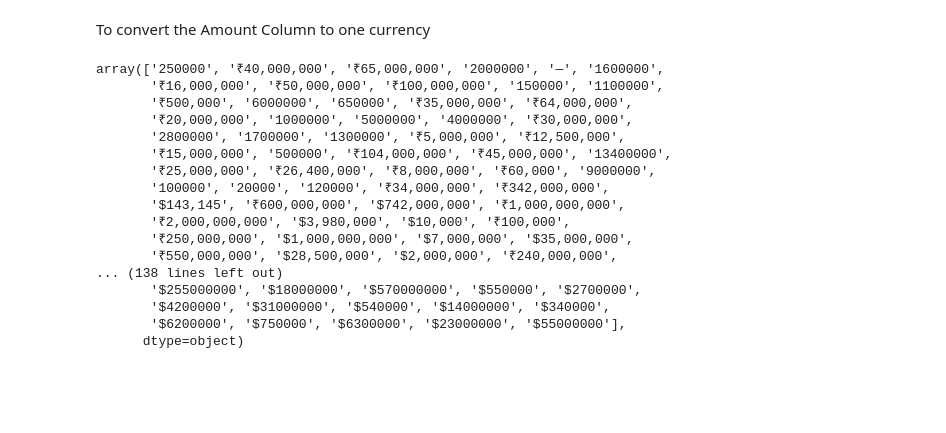
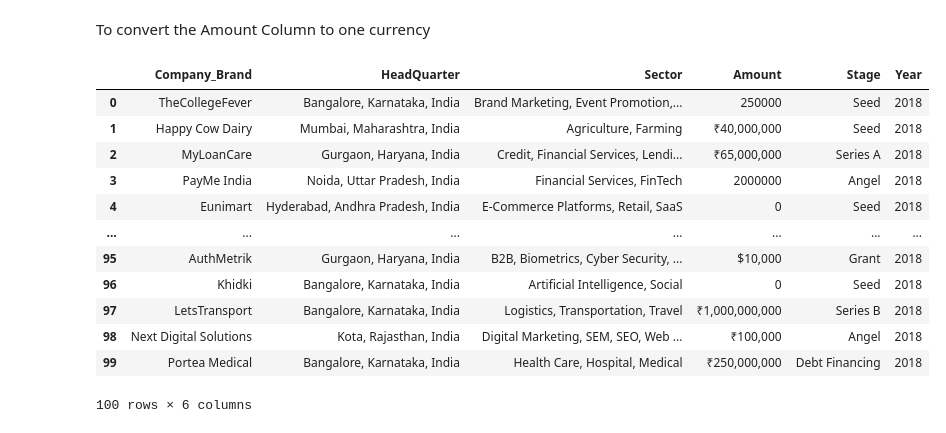
Before and after one commit to DelphinKdl/-Data-analysis-project-Data-Driven-Insights-for-Indian-Startup-Growth, a Jupyter notebook: notebook.ipynb, the cells around one changed output. Drawn from its saved outputs; the diff is of its cells as text; code cells hidden in the pictures; blank space fills up the shorter version.

Commit message:
Renamed the Amount Column to show currency

```diff
--- a/notebook.ipynb
+++ b/notebook.ipynb
@@ -386,5 +406,21 @@ Year             0
 dtype: int64
 # %% [markdown]
 To convert the Amount Column to one currency
+# %%
+combinedData.head(100)
+# %% [output]
+|  | Company_Brand | HeadQuarter | Sector | Amount | Stage | Year |
+| 0 | TheCollegeFever | Bangalore, Karnataka, India | Brand Marketing, Event Promotion,... | 250000 | Seed | 2018 |
+| 1 | Happy Cow Dairy | Mumbai, Maharashtra, India | Agriculture, Farming | ₹40,000,000 | Seed | 2018 |
+| 2 | MyLoanCare | Gurgaon, Haryana, India | Credit, Financial Services, Lendi... | ₹65,000,000 | Series A | 2018 |
+| 3 | PayMe India | Noida, Uttar Pradesh, India | Financial Services, FinTech | 2000000 | Angel | 2018 |
+| 4 | Eunimart | Hyderabad, Andhra Pradesh, India | E-Commerce Platforms, Retail, SaaS | 0 | Seed | 2018 |
+| ... | ... | ... | ... | ... | ... | ... |
+| 95 | AuthMetrik | Gurgaon, Haryana, India | B2B, Biometrics, Cyber Security, ... | $10,000 | Grant | 2018 |
+| 96 | Khidki | Bangalore, Karnataka, India | Artificial Intelligence, Social | 0 | Seed | 2018 |
+| 97 | LetsTransport | Bangalore, Karnataka, India | Logistics, Transportation, Travel | ₹1,000,000,000 | Series B | 2018 |
+| 98 | Next Digital Solutions | Kota, Rajasthan, India | Digital Marketing, SEM, SEO, Web ... | ₹100,000 | Angel | 2018 |
+| 99 | Portea Medical | Bangalore, Karnataka, India | Health Care, Hospital, Medical | ₹250,000,000 | Debt Financing | 2018 |
+100 rows × 6 columns
 # %%
 # A function to convert amount to $
@@ -406,20 +440,0 @@ combinedData['Amount'] = combinedData.apply(currencyConvertion, axis=1)
-# %%
-combinedData['Amount'].unique()
-# %% [output]
-array(['250000', '₹40,000,000', '₹65,000,000', '2000000', '—', '1600000',
-       '₹16,000,000', '₹50,000,000', '₹100,000,000', '150000', '1100000',
-       '₹500,000', '6000000', '650000', '₹35,000,000', '₹64,000,000',
-       '₹20,000,000', '1000000', '5000000', '4000000', '₹30,000,000',
-       '2800000', '1700000', '1300000', '₹5,000,000', '₹12,500,000',
-       '₹15,000,000', '500000', '₹104,000,000', '₹45,000,000', '13400000',
-       '₹25,000,000', '₹26,400,000', '₹8,000,000', '₹60,000', '9000000',
-       '100000', '20000', '120000', '₹34,000,000', '₹342,000,000',
-       '$143,145', '₹600,000,000', '$742,000,000', '₹1,000,000,000',
-       '₹2,000,000,000', '$3,980,000', '$10,000', '₹100,000',
-       '₹250,000,000', '$1,000,000,000', '$7,000,000', '$35,000,000',
-       '₹550,000,000', '$28,500,000', '$2,000,000', '₹240,000,000',
-... (138 lines left out)
-       '$255000000', '$18000000', '$570000000', '$550000', '$2700000',
-       '$4200000', '$31000000', '$540000', '$14000000', '$340000',
-       '$6200000', '$750000', '$6300000', '$23000000', '$55000000'],
-      dtype=object)
```
Also changed, not shown: parts of 8 cells of this notebook.
